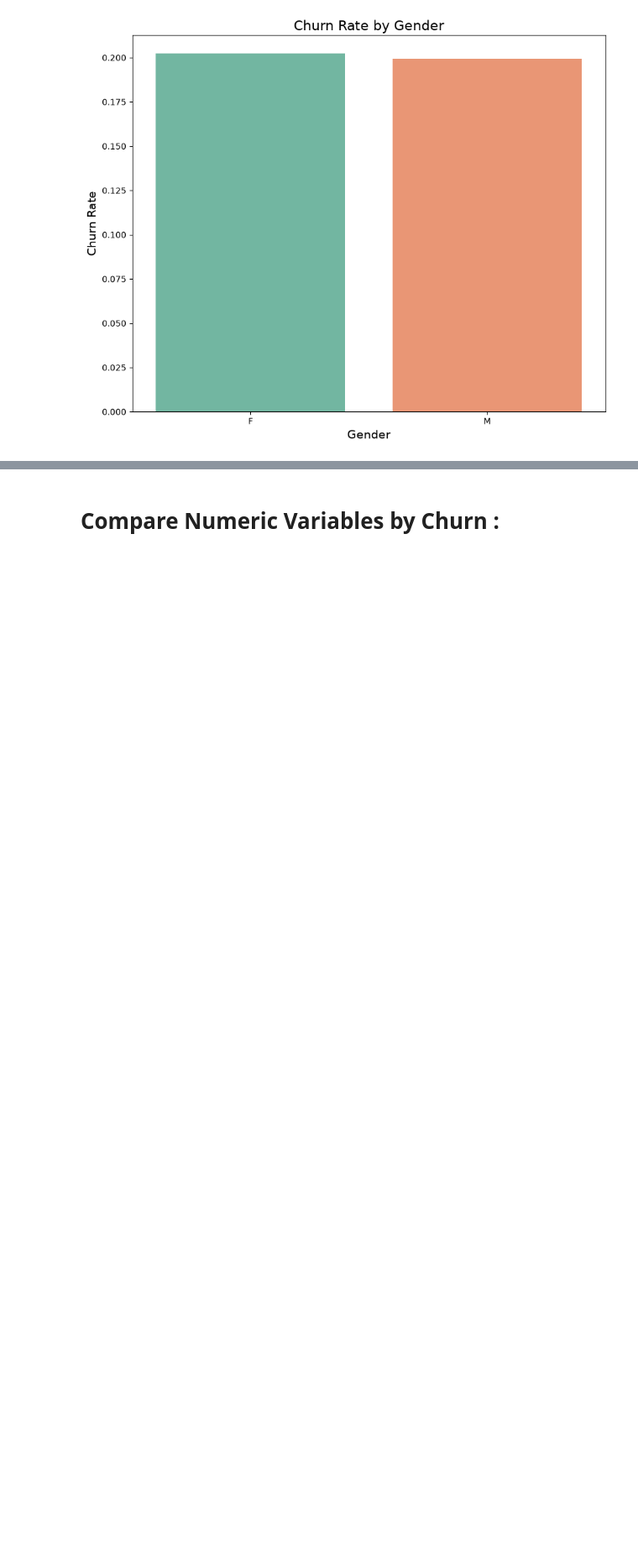
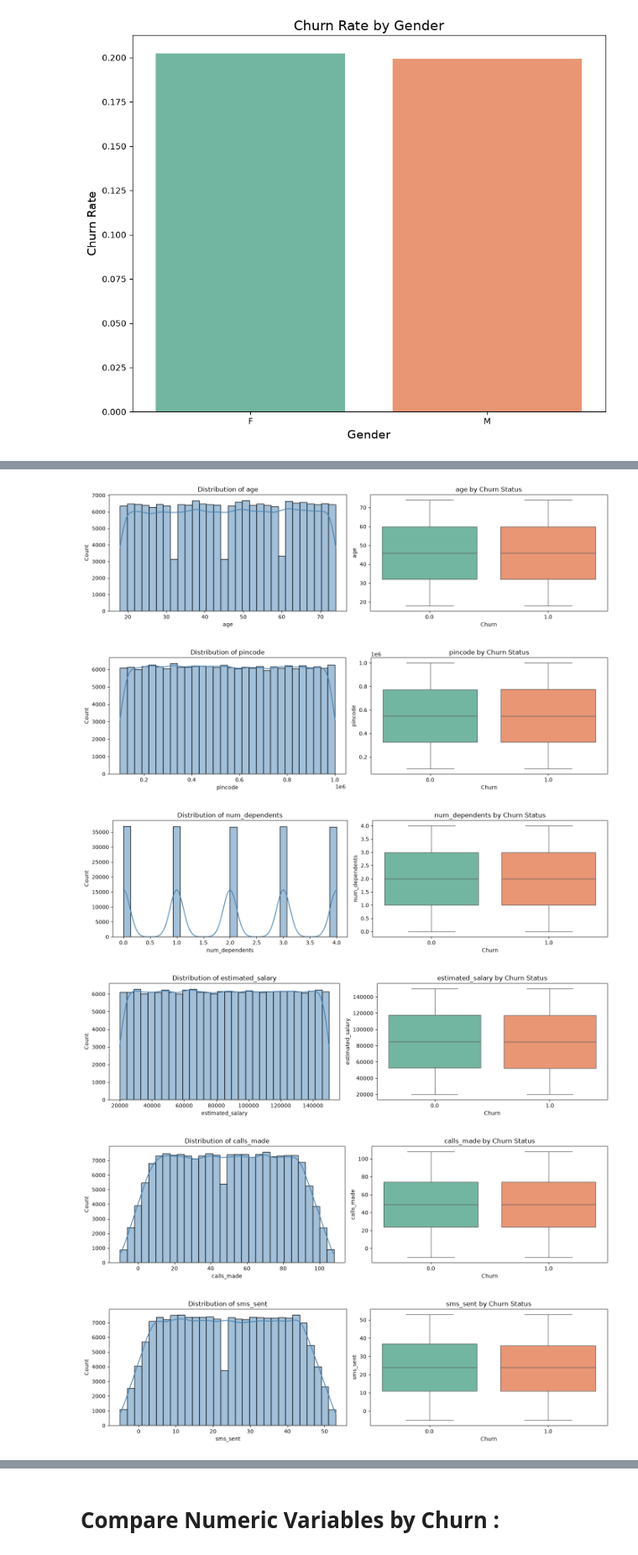
Before and after one commit to harshaslekar5968-crypto/Telecom-Churn_Rate_ML, a Jupyter notebook: Telecom_Churn_Rate_Prediction.ipynb, the cells around one changed output, grey strips where cells are left out. Shown at 84% size. Saved outputs shown, nothing was run; the diff lists cells and outputs as text; code cells hidden in the pictures; blank space fills up the shorter version.

```diff
--- a/Telecom_Churn_Rate_Prediction.ipynb
+++ b/Telecom_Churn_Rate_Prediction.ipynb
@@ -276,0 +294,19 @@ plt.show()
+# %%
+num_cols = df.select_dtypes(include="number").columns.drop("churn").tolist()
+
+for col in num_cols:
+    fig, axes = plt.subplots(1, 2, figsize=(14, 4))
+    sns.histplot(df[col], kde=True, bins=30, color="steelblue", ax=axes[0])
+    axes[0].set_title(f"Distribution of {col}")
+    sns.boxplot(x=df["churn"].astype(str), y=df[col], hue=df["churn"].astype(str),
+                palette="Set2", legend=False, ax=axes[1])
+    axes[1].set_title(f"{col} by Churn Status")
+    axes[1].set_xlabel("Churn")
+    plt.tight_layout(); plt.show()
+# %% [output]
+[figure, added]
+[figure, added]
+[figure, added]
+[figure, added]
+[figure, added]
+[figure, added]
```
Also changed, not shown: parts of 31 cells of this notebook, 1 other file.
